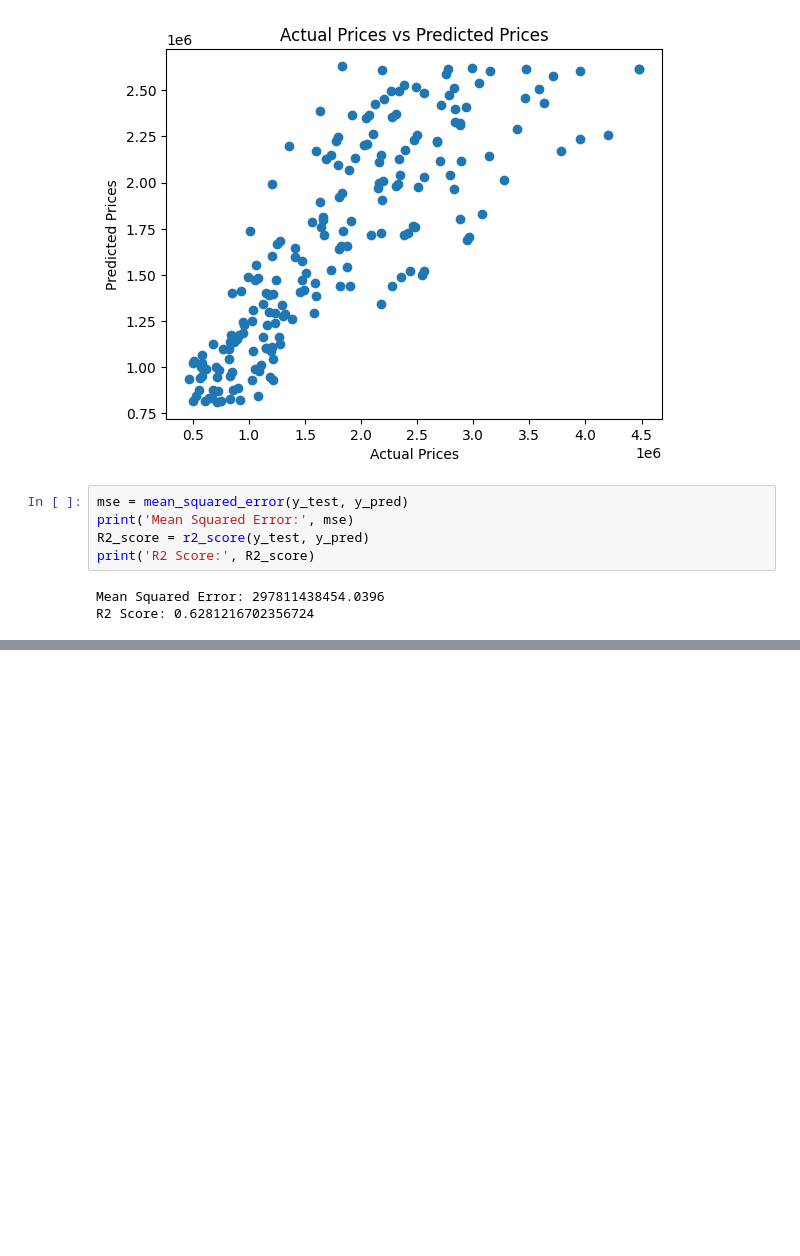
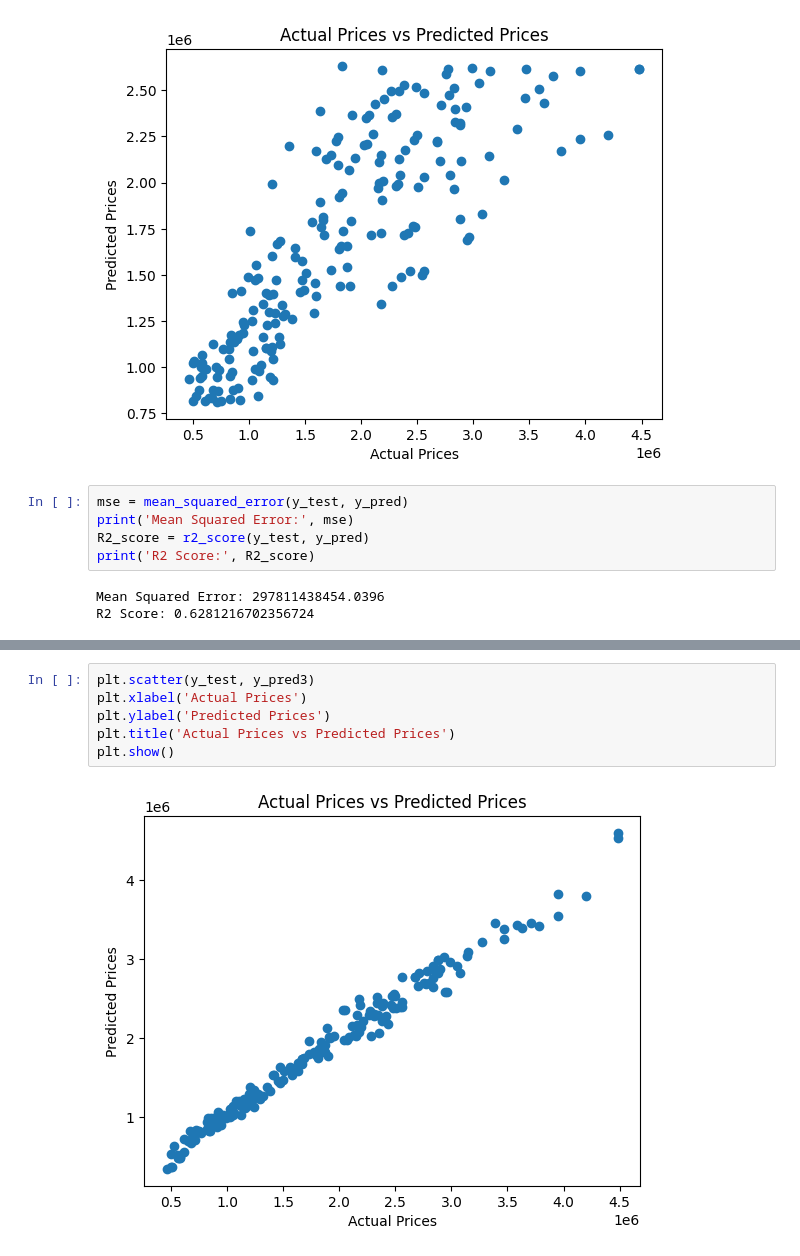
Before and after one commit to animesh7780/Python, a Jupyter notebook: Machine Learning/Projects/London House Prediction/model.ipynb, the cells around one changed output, grey strips where cells are left out. Drawn from its saved outputs; the diff is of its cells as text; blank space fills up the shorter version.

```diff
--- a/Machine Learning/Projects/London House Prediction/model.ipynb
+++ b/Machine Learning/Projects/London House Prediction/model.ipynb
@@ -90,0 +182,8 @@ R2 Score: 0.6281216702356724
+# %%
+plt.scatter(y_test, y_pred3)
+plt.xlabel('Actual Prices')
+plt.ylabel('Predicted Prices')
+plt.title('Actual Prices vs Predicted Prices')
+plt.show()
+# %% [output]
+[figure, added]
```
Also changed, not shown: parts of 24 cells of this notebook.
